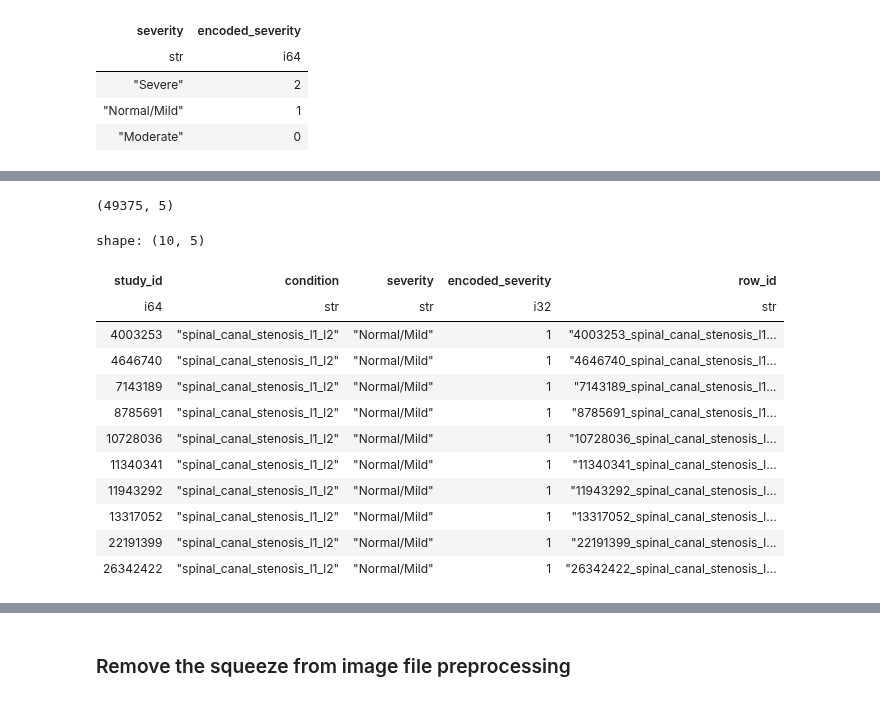
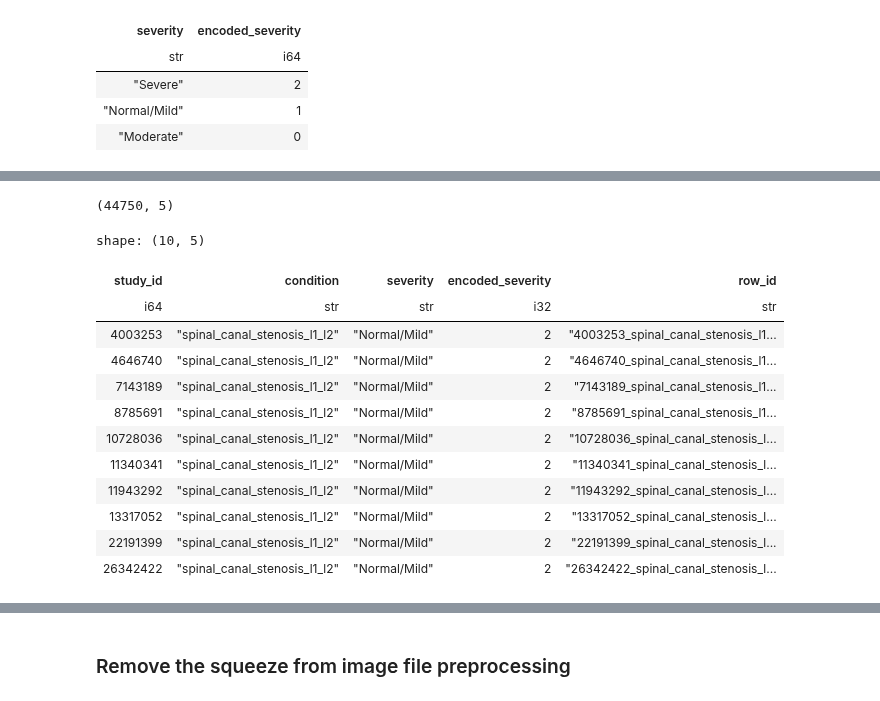
Before and after one commit to sumaniitm/RSNA-2024-Lumbar-Spine-Degenerative-Classification, a Jupyter notebook: feature-extraction-rsna2024-sumaniitm.ipynb, the cells around one changed output, grey strips where cells are left out. Cells and saved outputs as stored; diff of their text form; code cells hidden in the pictures.

```diff
--- a/feature-extraction-rsna2024-sumaniitm.ipynb
+++ b/feature-extraction-rsna2024-sumaniitm.ipynb
@@ -283,0 +266,22 @@ shape: (10, 2)
+# %%
+config = {}
+config['root_file_path'] = '/kaggle/input/rsna-2024-lumbar-spine-degenerative-classification/train_images'
+config['start'] = 10
+config['end'] = 110
+studies = os.listdir(config['root_file_path'])[config['start']:config['end']]
+
+test_dict = {}
+for study in studies:
+    image_files = []
+    for dirname, _, filenames in os.walk(config['root_file_path']+'/'+study):
+        for filename in filenames:
+            test_dict[os.path.join(dirname, filename).split('/')[-3]] = image_files
+            image_files.append(os.path.join(dirname, filename))
+
+
+train_studies_metadata_file_path = '/kaggle/input/rsna-2024-lumbar-spine-degenerative-classification/train.csv'
+train_studies_metadata_df = pl.read_csv(train_studies_metadata_file_path, low_memory=True)
+print("before dropping nulls :", train_studies_metadata_df.shape)
+train_studies_metadata_df = train_studies_metadata_df.drop_nulls()
+print("after dropping nulls :", train_studies_metadata_df.shape)
+train_studies_metadata_df.select([pl.col('study_id'),pl.col('spinal_canal_stenosis_l1_l2')]).head(10)
@@ -284,43 +304,43 @@ shape: (10, 2)
 # %%
 def label_encoder(label):
     if label == 'Normal/Mild':
+        return 2
+    elif label == 'Severe':
+        return 3
+    else:
         return 1
-    elif label == 'Severe':
-        return 2
-    else:
-        return 0
 
 train_studies_metadata_df_up = train_studies_metadata_df.unpivot(index="study_id")
 train_studies_metadata_df_up.columns = ['study_id', 'condition', 'severity']
 
 train_studies_metadata_df_up = train_studies_metadata_df_up.with_columns(
     pl.col("severity")
     .map_elements(label_encoder, return_dtype=pl.Int32)
     .alias("encoded_severity")
 )
 
 train_studies_metadata_df_up = train_studies_metadata_df_up.with_columns(
     (pl.col("study_id").cast(pl.String)+'_'+pl.col("condition"))
     .alias("row_id")
 )
 
 print(train_studies_metadata_df_up.shape)
 train_studies_metadata_df_up.head(10)
 # %% [output]
-(49375, 5)
+(44750, 5)
 shape: (10, 5)
 | study_id | condition | severity | encoded_severity | row_id |
 | i64 | str | str | i32 | str |
-| 4003253 | "spinal_canal_stenosis_l1_l2" | "Normal/Mild" | 1 | "4003253_spinal_canal_stenosis_l1... |
-| 4646740 | "spinal_canal_stenosis_l1_l2" | "Normal/Mild" | 1 | "4646740_spinal_canal_stenosis_l1... |
-| 7143189 | "spinal_canal_stenosis_l1_l2" | "Normal/Mild" | 1 | "7143189_spinal_canal_stenosis_l1... |
-| 8785691 | "spinal_canal_stenosis_l1_l2" | "Normal/Mild" | 1 | "8785691_spinal_canal_stenosis_l1... |
-| 10728036 | "spinal_canal_stenosis_l1_l2" | "Normal/Mild" | 1 | "10728036_spinal_canal_stenosis_l... |
-| 11340341 | "spinal_canal_stenosis_l1_l2" | "Normal/Mild" | 1 | "11340341_spinal_canal_stenosis_l... |
-| 11943292 | "spinal_canal_stenosis_l1_l2" | "Normal/Mild" | 1 | "11943292_spinal_canal_stenosis_l... |
-| 13317052 | "spinal_canal_stenosis_l1_l2" | "Normal/Mild" | 1 | "13317052_spinal_canal_stenosis_l... |
-| 22191399 | "spinal_canal_stenosis_l1_l2" | "Normal/Mild" | 1 | "22191399_spinal_canal_stenosis_l... |
-| 26342422 | "spinal_canal_stenosis_l1_l2" | "Normal/Mild" | 1 | "26342422_spinal_canal_stenosis_l... |
+| 4003253 | "spinal_canal_stenosis_l1_l2" | "Normal/Mild" | 2 | "4003253_spinal_canal_stenosis_l1... |
+| 4646740 | "spinal_canal_stenosis_l1_l2" | "Normal/Mild" | 2 | "4646740_spinal_canal_stenosis_l1... |
+| 7143189 | "spinal_canal_stenosis_l1_l2" | "Normal/Mild" | 2 | "7143189_spinal_canal_stenosis_l1... |
+| 8785691 | "spinal_canal_stenosis_l1_l2" | "Normal/Mild" | 2 | "8785691_spinal_canal_stenosis_l1... |
+| 10728036 | "spinal_canal_stenosis_l1_l2" | "Normal/Mild" | 2 | "10728036_spinal_canal_stenosis_l... |
+| 11340341 | "spinal_canal_stenosis_l1_l2" | "Normal/Mild" | 2 | "11340341_spinal_canal_stenosis_l... |
+| 11943292 | "spinal_canal_stenosis_l1_l2" | "Normal/Mild" | 2 | "11943292_spinal_canal_stenosis_l... |
+| 13317052 | "spinal_canal_stenosis_l1_l2" | "Normal/Mild" | 2 | "13317052_spinal_canal_stenosis_l... |
+| 22191399 | "spinal_canal_stenosis_l1_l2" | "Normal/Mild" | 2 | "22191399_spinal_canal_stenosis_l... |
+| 26342422 | "spinal_canal_stenosis_l1_l2" | "Normal/Mild" | 2 | "26342422_spinal_canal_stenosis_l... |
 # %%
 temp = train_studies_metadata_df_up\
 .select([pl.col('row_id'), pl.col('encoded_severity'), pl.col('severity')])
```
Also changed, not shown: parts of 10 cells of this notebook.
